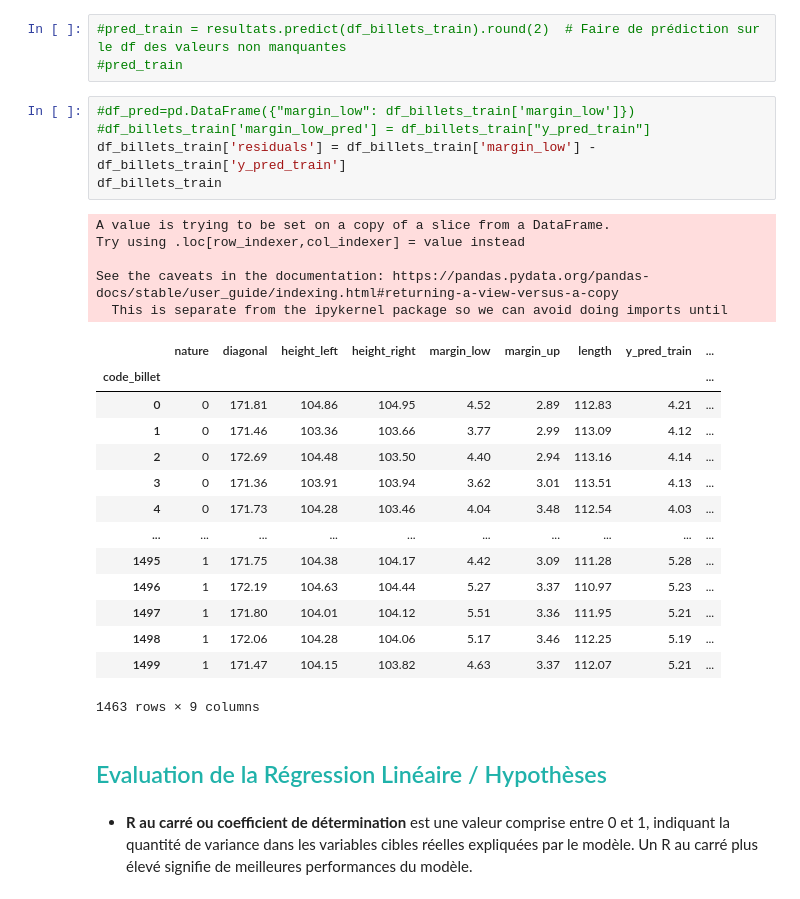
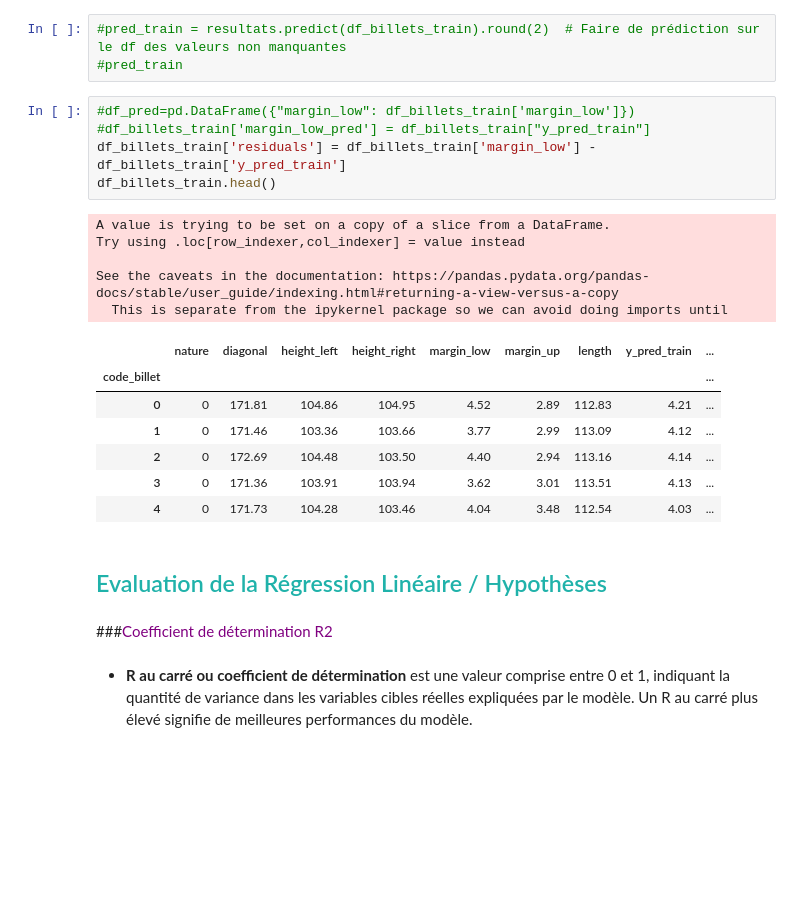
Before and after one commit to Randasabag/Detectez-des-faux-billets-avec-R-ou-Python, a Jupyter notebook: P10.ipynb, the cells around one changed output. Saved outputs shown, nothing was run; the diff lists cells and outputs as text; blank space fills up the shorter version.

```diff
--- a/P10.ipynb
+++ b/P10.ipynb
@@ -333,30 +333,25 @@ dtype: float64
 # %%
 #df_pred=pd.DataFrame({"margin_low": df_billets_train['margin_low']})
 #df_billets_train['margin_low_pred'] = df_billets_train["y_pred_train"]
 df_billets_train['residuals'] = df_billets_train['margin_low'] - df_billets_train['y_pred_train']
-df_billets_train
+df_billets_train.head()
 # %% [output]
 A value is trying to be set on a copy of a slice from a DataFrame.
 Try using .loc[row_indexer,col_indexer] = value instead
 
 See the caveats in the documentation: https://pandas.pydata.org/pandas-docs/stable/user_guide/indexing.html#returning-a-view-versus-a-copy
   This is separate from the ipykernel package so we can avoid doing imports until
 |  | nature | diagonal | height_left | height_right | margin_low | margin_up | length | y_pred_train | ... |
 | code_billet |  |  |  |  |  |  |  |  | ... |
 | 0 | 0 | 171.81 | 104.86 | 104.95 | 4.52 | 2.89 | 112.83 | 4.21 | ... |
 | 1 | 0 | 171.46 | 103.36 | 103.66 | 3.77 | 2.99 | 113.09 | 4.12 | ... |
 | 2 | 0 | 172.69 | 104.48 | 103.50 | 4.40 | 2.94 | 113.16 | 4.14 | ... |
 | 3 | 0 | 171.36 | 103.91 | 103.94 | 3.62 | 3.01 | 113.51 | 4.13 | ... |
 | 4 | 0 | 171.73 | 104.28 | 103.46 | 4.04 | 3.48 | 112.54 | 4.03 | ... |
-| ... | ... | ... | ... | ... | ... | ... | ... | ... | ... |
-| 1495 | 1 | 171.75 | 104.38 | 104.17 | 4.42 | 3.09 | 111.28 | 5.28 | ... |
-| 1496 | 1 | 172.19 | 104.63 | 104.44 | 5.27 | 3.37 | 110.97 | 5.23 | ... |
-| 1497 | 1 | 171.80 | 104.01 | 104.12 | 5.51 | 3.36 | 111.95 | 5.21 | ... |
-| 1498 | 1 | 172.06 | 104.28 | 104.06 | 5.17 | 3.46 | 112.25 | 5.19 | ... |
-| 1499 | 1 | 171.47 | 104.15 | 103.82 | 4.63 | 3.37 | 112.07 | 5.21 | ... |
-1463 rows × 9 columns
 # %% [markdown]
 ## <a name="C23"><font color='LightSeaGreen'>Evaluation de la Régression Linéaire / Hypothèses</font></a>
+# %% [markdown]
+###<font color='purple'>Coefficient de détermination R2</font>
 # %% [markdown]
 
 
```
Also changed, not shown: parts of 44 cells of this notebook.
